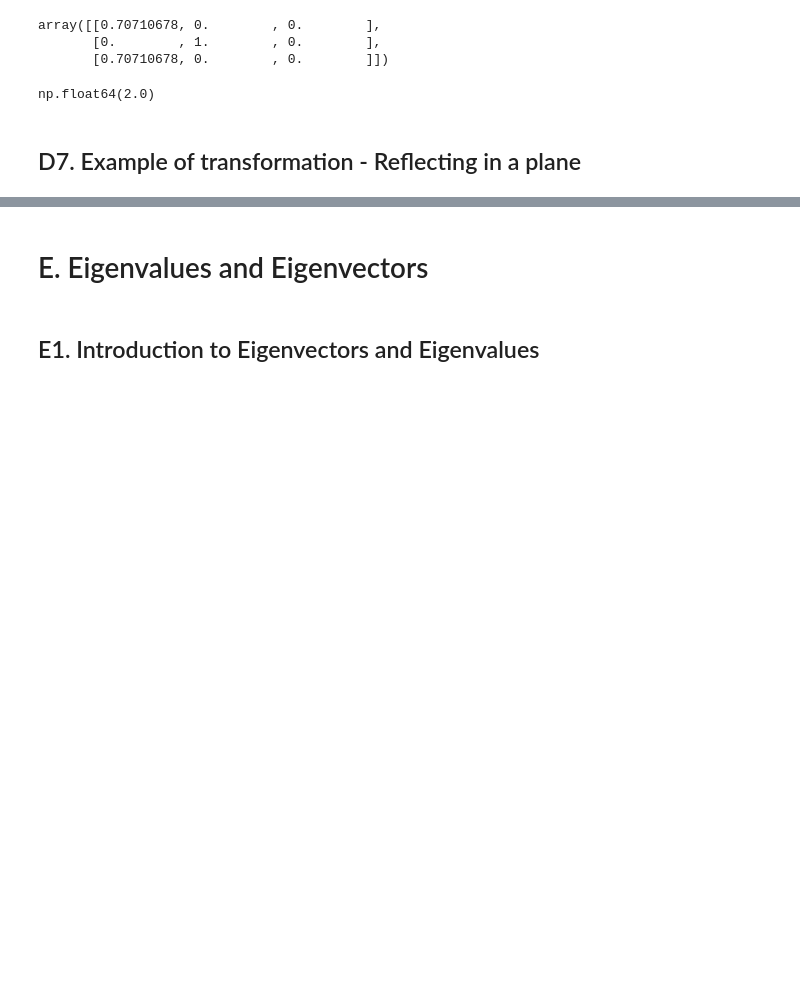
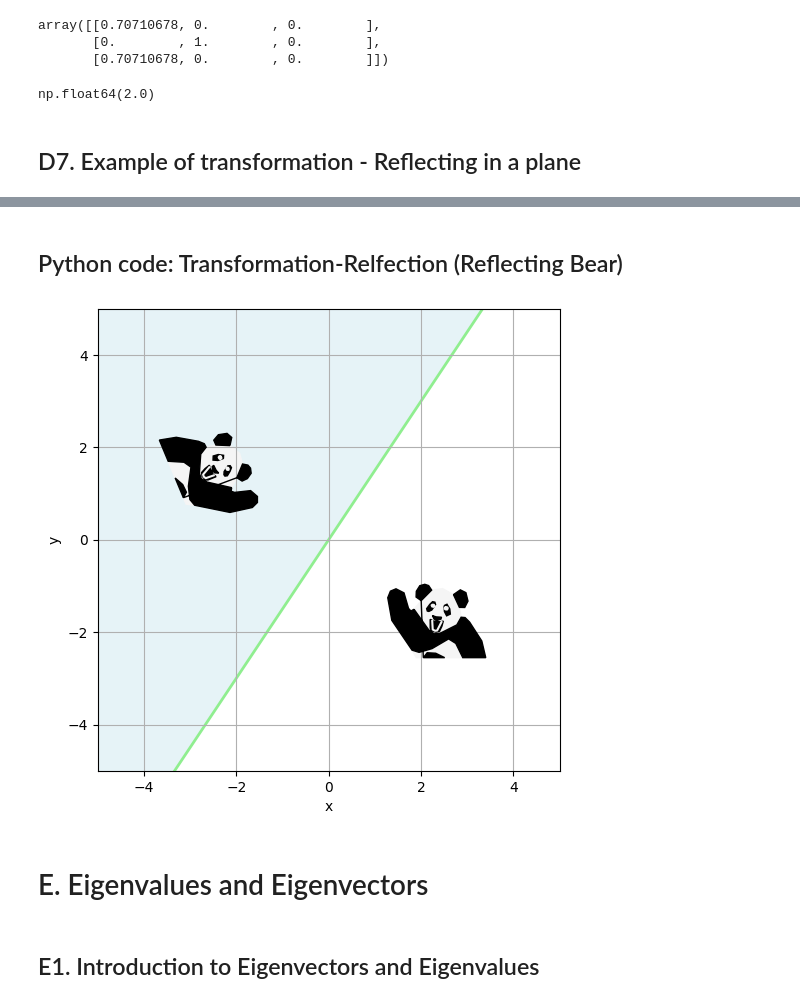
Before and after one commit to JohnsonIsHere/mathematics-for-machine-learning-notes, a Jupyter notebook: linear-algebra/Mathematics_for_Machine_Learning_Linear_Algebra.ipynb, the cells around one changed output, grey strips where cells are left out. Cells and saved outputs as stored; diff of their text form; code cells hidden in the pictures; blank space fills up the shorter version.

Commit message:
Finish writing the transformation note and add python code for reflection

```diff
--- a/linear-algebra/Mathematics_for_Machine_Learning_Linear_Algebra.ipynb
+++ b/linear-algebra/Mathematics_for_Machine_Learning_Linear_Algebra.ipynb
@@ -1216,0 +1225,2 @@ np.float64(2.0)
+# %% [markdown]
+## Python code: Transformation-Relfection (Reflecting Bear)
@@ -1217,3 +1318,52 @@ np.float64(2.0)
+# %%
+# First load Pyplot, a graph plotting library.
+%matplotlib inline
+import matplotlib.pyplot as plt
+
+# This is the matrix of Bear's basis vectors.
+# (When we've done the exercise once, see what happns when we change Bear's basis.)
+bearBasis = np.array(
+    [[1,   -1],
+     [1.5, 2]])
+# This line uses our code to build a transformation matrix for us to use.
+T = build_reflection_matrix(bearBasis)
+
+# Bear is drawn as a set of polygons, the vertices of which are placed as a matrix list of column vectors.
+# We have three of these non-square matrix lists: bear_white_fur, bear_black_fur, and bear_face.
+# We'll make new lists of vertices by applying the T matrix we've calculated.
+reflected_bear_white_fur = T @ bear_white_fur
+reflected_bear_black_fur = T @ bear_black_fur
+reflected_bear_face = T @ bear_face
+
+# This next line runs a code to set up the graphics environment.
+# Instead of using a predefined function, we'll create the plot manually.
+fig, ax = plt.subplots(figsize=(6, 6))
+ax.set_aspect('equal')
+ax.set_xlabel('x')
+ax.set_ylabel('y')
+ax.grid(True)
+ax.set_xlim(-5, 5)
+ax.set_ylim(-5, 5)
+
+# Calculate the slope of the mirror line and fill the background.
+m = bearBasis[1,0] / bearBasis[0,0]
+ax.fill_between([-5, 5], [-5*m, 5*m], 5, color='lightblue', alpha=0.3, zorder=0)
+
+draw_mirror(bearBasis, ax)
+
+# We'll first plot Bear, his white fur, his black fur, and his face.
+ax.fill(bear_white_fur[0], bear_white_fur[1], color=bear_white, zorder=1)
+ax.fill(bear_black_fur[0], bear_black_fur[1], color=bear_black, zorder=2)
+ax.plot(bear_face[0], bear_face[1], color=bear_white, zorder=3)
+
+# Next we'll plot Bear's reflection.
+ax.fill(reflected_bear_white_fur[0], reflected_bear_white_fur[1], color=bear_white, zorder=1)
+ax.fill(reflected_bear_black_fur[0], reflected_bear_black_fur[1], color=bear_black, zorder=2)
+ax.plot(reflected_bear_face[0], reflected_bear_face[1], color=bear_white, zorder=3);
+
+plt.show()
+# %% [output]
+[figure, added]
 # %% [markdown]
 # E. Eigenvalues and Eigenvectors
 # %% [markdown]
```
Also changed, not shown: parts of 5 cells of this notebook.
